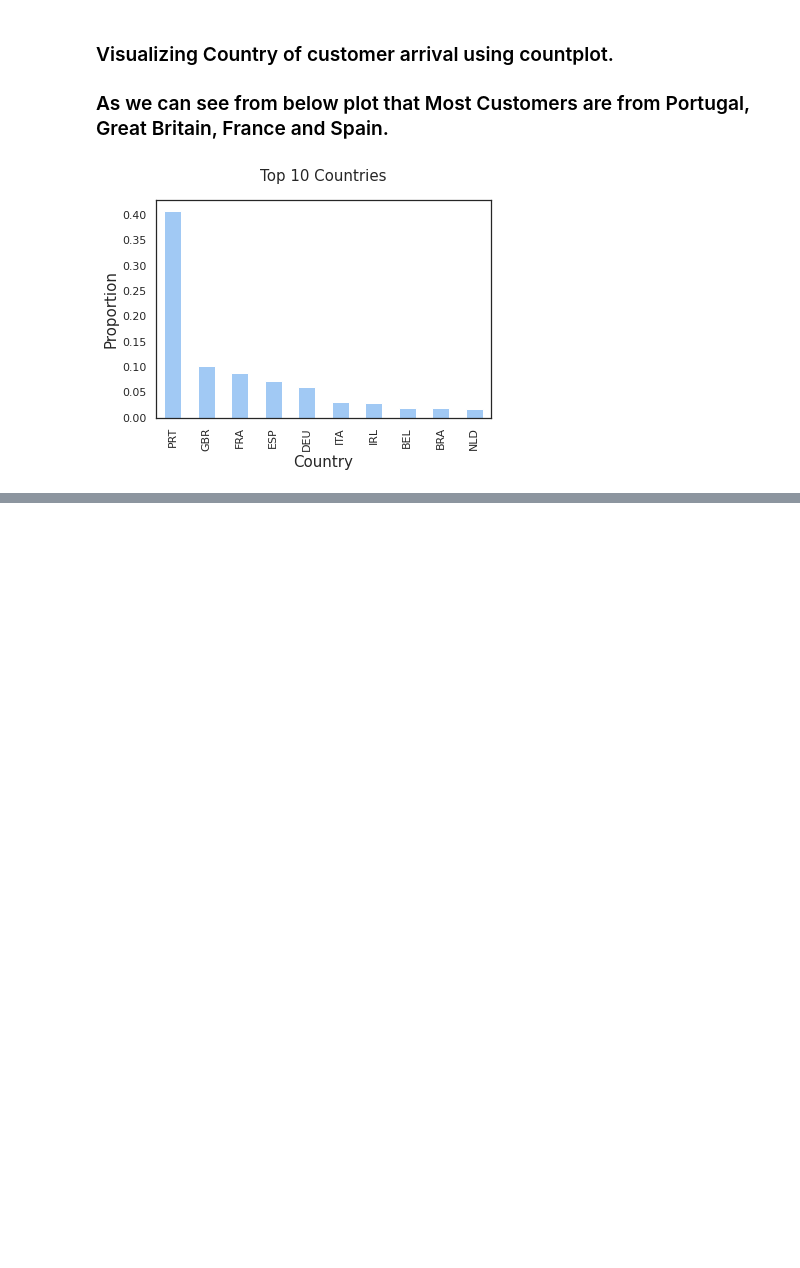
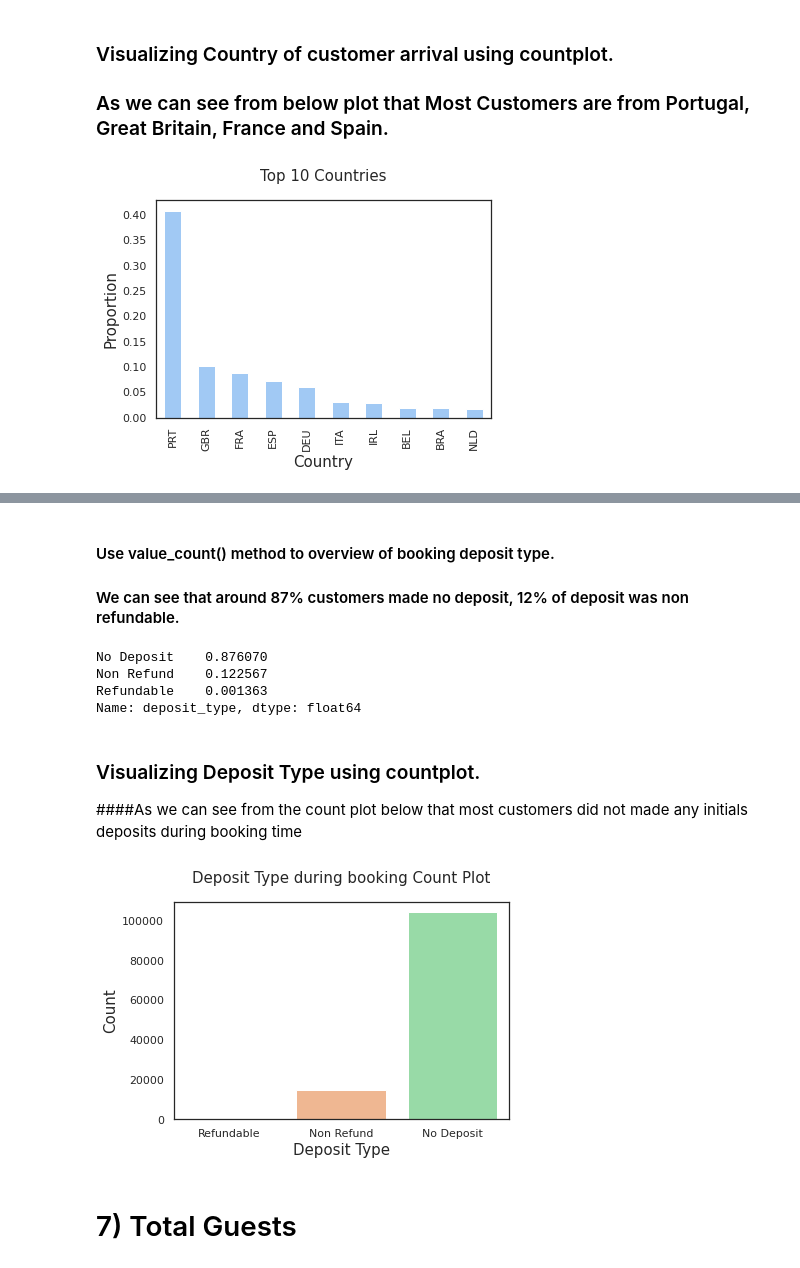
Before and after one commit to mdabushad/Hotel-Booking-Analysis-EDA-Capstone, a Jupyter notebook: data_machines_Hotel_Booking_Analysis_Capstone_Project.ipynb, the cells around one changed output, grey strips where cells are left out. Drawn from its saved outputs; the diff is of its cells as text; code cells hidden in the pictures; blank space fills up the shorter version.

```diff
--- a/data_machines_Hotel_Booking_Analysis_Capstone_Project.ipynb
+++ b/data_machines_Hotel_Booking_Analysis_Capstone_Project.ipynb
@@ -270,0 +307,31 @@ plt.show()
+# %% [markdown]
+#### Use value_count() method to overview of booking deposit type.
+
+#### We can see that around 87% customers made no deposit, 12% of deposit was non refundable.
+# %%
+df['deposit_type'].value_counts(normalize=True)
+# %% [output]
+No Deposit    0.876070
+Non Refund    0.122567
+Refundable    0.001363
+Name: deposit_type, dtype: float64
+# %% [markdown]
+### Visualizing Deposit Type using countplot.
+
+####As we can see from the count plot below that most customers did not made any initials deposits during booking time
+# %%
+sns.set_context('notebook')
+sns.set_style("white")
+sns.set_palette('pastel')
+
+g = sns.countplot(x ='deposit_type', data = df, order = ['Refundable','Non Refund','No Deposit'])
+
+g.set_xlabel('Deposit Type',fontsize = 15)
+g.set_ylabel('Count',fontsize = 15)
+g.set_title('Deposit Type during booking Count Plot', fontsize = 15, y = 1.06)
+
+plt.show()
+# %% [output]
+[figure, added]
+# %% [markdown]
+# 7) Total Guests
```
Also changed, not shown: parts of 28 cells of this notebook.
